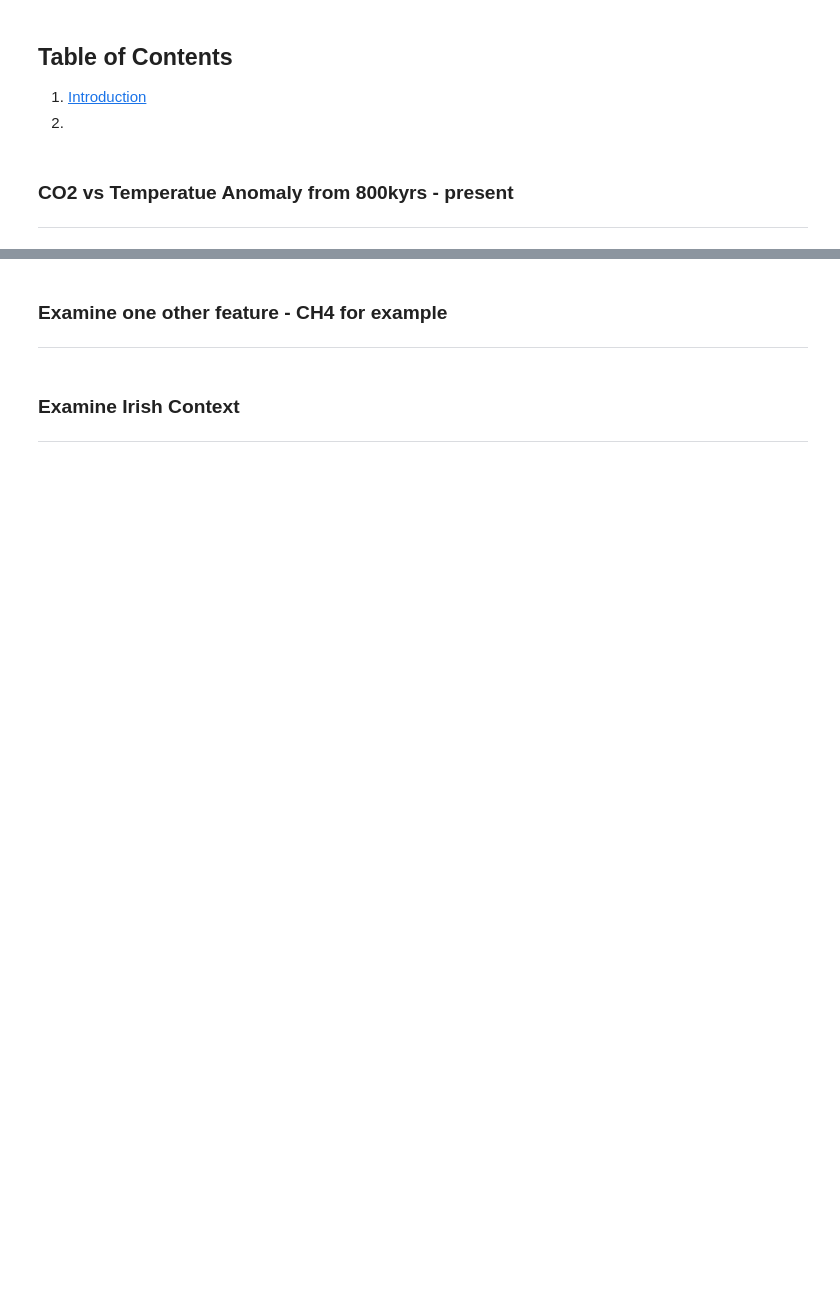
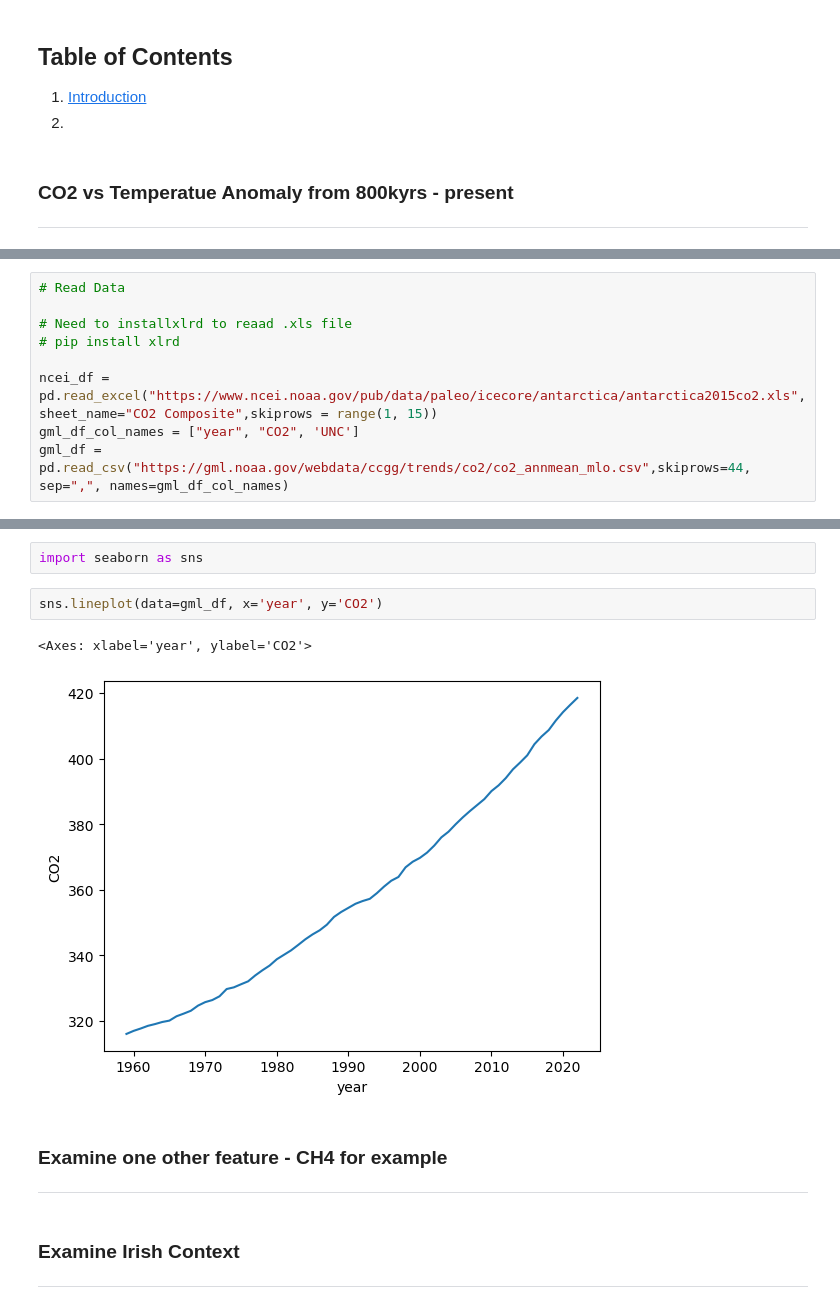
Before and after one commit to PeeBs68/prog_da_project2, a Jupyter notebook: project2.ipynb, the cells around one changed output, grey strips where cells are left out. Saved outputs shown, nothing was run; the diff lists cells and outputs as text; blank space fills up the shorter version.

Commit message:
Importing CO2 data and creating dataframes

```diff
--- a/project2.ipynb
+++ b/project2.ipynb
@@ -17,0 +19,9 @@
+# %%
+# Read Data
+
+# Need to installxlrd to reaad .xls file
+# pip install xlrd
+
+ncei_df = pd.read_excel("https://www.ncei.noaa.gov/pub/data/paleo/icecore/antarctica/antarctica2015co2.xls", sheet_name="CO2 Composite",skiprows = range(1, 15))
+gml_df_col_names = ["year", "CO2", 'UNC']
+gml_df = pd.read_csv("https://gml.noaa.gov/webdata/ccgg/trends/co2/co2_annmean_mlo.csv",skiprows=44, sep=",", names=gml_df_col_names)
@@ -18,3 +70,10 @@
+# %%
+import seaborn as sns
+# %%
+sns.lineplot(data=gml_df, x='year', y='CO2')
+# %% [output]
+<Axes: xlabel='year', ylabel='CO2'>
+[figure, added]
 # %% [markdown]
 ### Examine one other feature - CH4 for example
 
```
Also changed, not shown: parts of 5 cells of this notebook.
